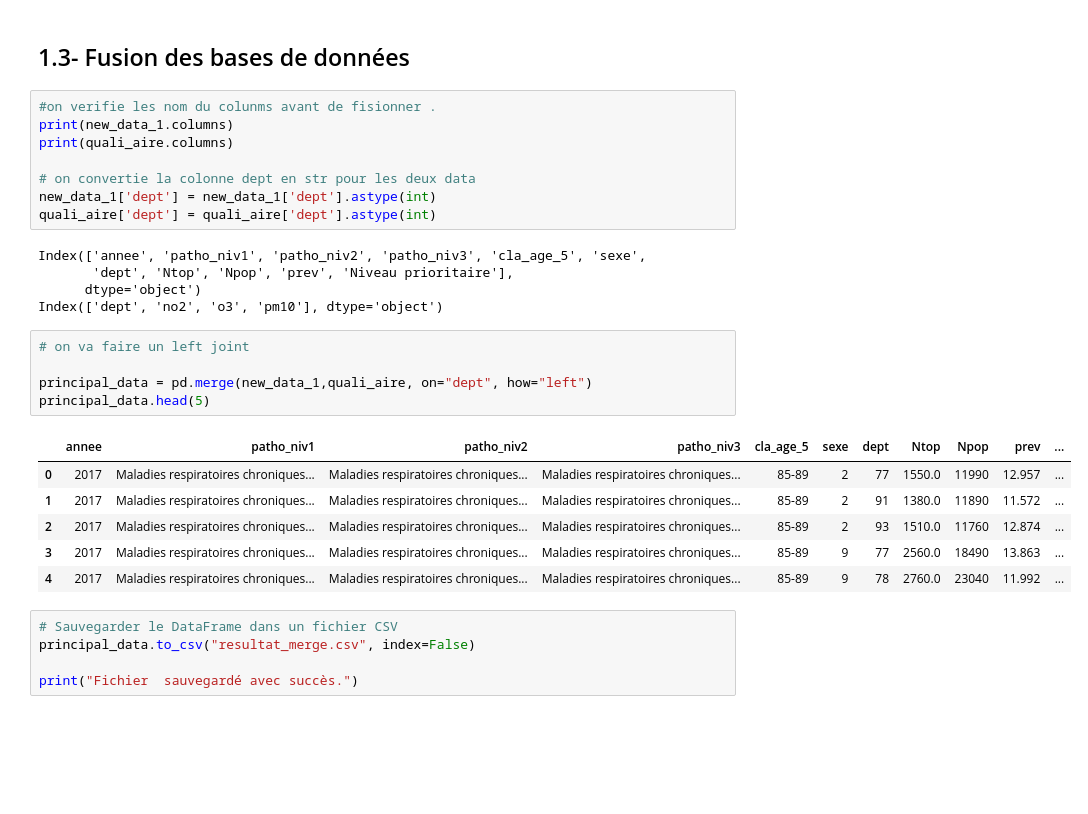
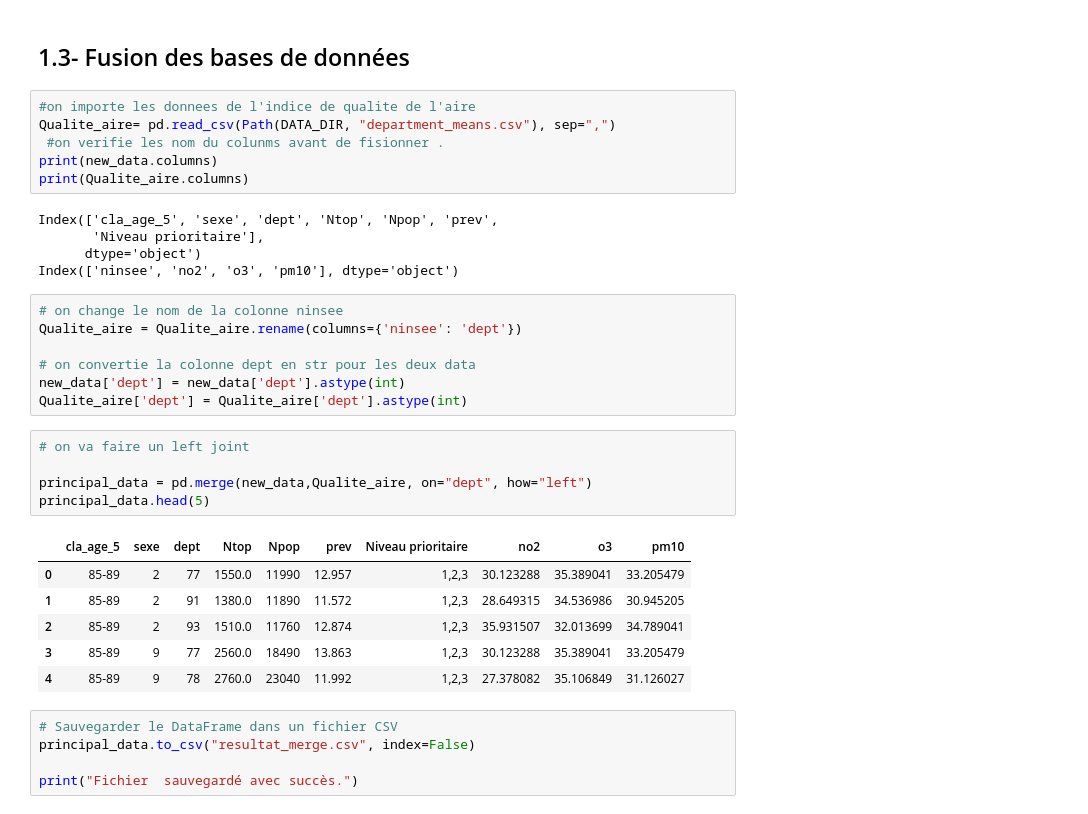
Before and after one commit to IvanaKUETE/projet-Python, a Jupyter notebook: projet/notebook/analyse_exploratoire.ipynb, the cells around one changed output. Saved outputs shown, nothing was run; the diff lists cells and outputs as text; blank space fills up the shorter version.

Commit message:
QUeleque modif sur la data calcul de quaite d'aire et puis la fusion

```diff
--- a/projet/notebook/analyse_exploratoire.ipynb
+++ b/projet/notebook/analyse_exploratoire.ipynb
@@ -531,31 +531,36 @@ Nous allons à présent faire une fusion de nos données afin de mieux continuer
 <h2 style=" text-align:left">
 1.3- Fusion des bases de données
 </h2>
+# %%
+#on importe les donnees de l'indice de qualite de l'aire
+Qualite_aire= pd.read_csv(Path(DATA_DIR, "department_means.csv"), sep=",")
+ #on verifie les nom du colunms avant de fisionner .
+print(new_data.columns)
+print(Qualite_aire.columns)
+# %% [output]
+Index(['cla_age_5', 'sexe', 'dept', 'Ntop', 'Npop', 'prev',
+       'Niveau prioritaire'],
+      dtype='object')
+Index(['ninsee', 'no2', 'o3', 'pm10'], dtype='object')
 # %%
-#on verifie les nom du colunms avant de fisionner .
-print(new_data_1.columns)
-print(quali_aire.columns)
+# on change le nom de la colonne ninsee
+Qualite_aire = Qualite_aire.rename(columns={'ninsee': 'dept'})
 
 # on convertie la colonne dept en str pour les deux data
-new_data_1['dept'] = new_data_1['dept'].astype(int)
-quali_aire['dept'] = quali_aire['dept'].astype(int)
+new_data['dept'] = new_data['dept'].astype(int)
+Qualite_aire['dept'] = Qualite_aire['dept'].astype(int)
-# %% [output]
-Index(['annee', 'patho_niv1', 'patho_niv2', 'patho_niv3', 'cla_age_5', 'sexe',
-       'dept', 'Ntop', 'Npop', 'prev', 'Niveau prioritaire'],
-      dtype='object')
-Index(['dept', 'no2', 'o3', 'pm10'], dtype='object')
 # %%
 # on va faire un left joint
 
-principal_data = pd.merge(new_data_1,quali_aire, on="dept", how="left")
+principal_data = pd.merge(new_data,Qualite_aire, on="dept", how="left")
 principal_data.head(5)
 # %% [output]
-|  | annee | patho_niv1 | patho_niv2 | patho_niv3 | cla_age_5 | sexe | dept | Ntop | Npop | prev | ... |
-| 0 | 2017 | Maladies respiratoires chroniques... | Maladies respiratoires chroniques... | Maladies respiratoires chroniques... | 85-89 | 2 | 77 | 1550.0 | 11990 | 12.957 | ... |
-| 1 | 2017 | Maladies respiratoires chroniques... | Maladies respiratoires chroniques... | Maladies respiratoires chroniques... | 85-89 | 2 | 91 | 1380.0 | 11890 | 11.572 | ... |
-| 2 | 2017 | Maladies respiratoires chroniques... | Maladies respiratoires chroniques... | Maladies respiratoires chroniques... | 85-89 | 2 | 93 | 1510.0 | 11760 | 12.874 | ... |
-| 3 | 2017 | Maladies respiratoires chroniques... | Maladies respiratoires chroniques... | Maladies respiratoires chroniques... | 85-89 | 9 | 77 | 2560.0 | 18490 | 13.863 | ... |
-| 4 | 2017 | Maladies respiratoires chroniques... | Maladies respiratoires chroniques... | Maladies respiratoires chroniques... | 85-89 | 9 | 78 | 2760.0 | 23040 | 11.992 | ... |
+|  | cla_age_5 | sexe | dept | Ntop | Npop | prev | Niveau prioritaire | no2 | o3 | pm10 |
+| 0 | 85-89 | 2 | 77 | 1550.0 | 11990 | 12.957 | 1,2,3 | 30.123288 | 35.389041 | 33.205479 |
+| 1 | 85-89 | 2 | 91 | 1380.0 | 11890 | 11.572 | 1,2,3 | 28.649315 | 34.536986 | 30.945205 |
+| 2 | 85-89 | 2 | 93 | 1510.0 | 11760 | 12.874 | 1,2,3 | 35.931507 | 32.013699 | 34.789041 |
+| 3 | 85-89 | 9 | 77 | 2560.0 | 18490 | 13.863 | 1,2,3 | 30.123288 | 35.389041 | 33.205479 |
+| 4 | 85-89 | 9 | 78 | 2760.0 | 23040 | 11.992 | 1,2,3 | 27.378082 | 35.106849 | 31.126027 |
 # %%
 # Sauvegarder le DataFrame dans un fichier CSV
 principal_data.to_csv("resultat_merge.csv", index=False)
```
Also changed, not shown: parts of 7 cells of this notebook, 3 other files.
